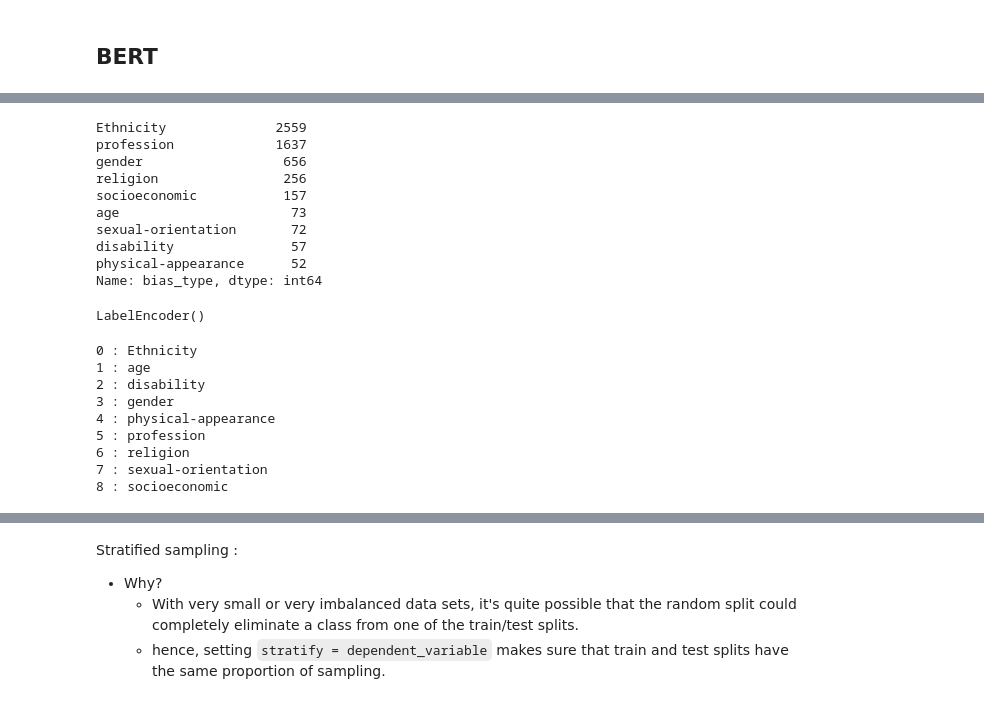
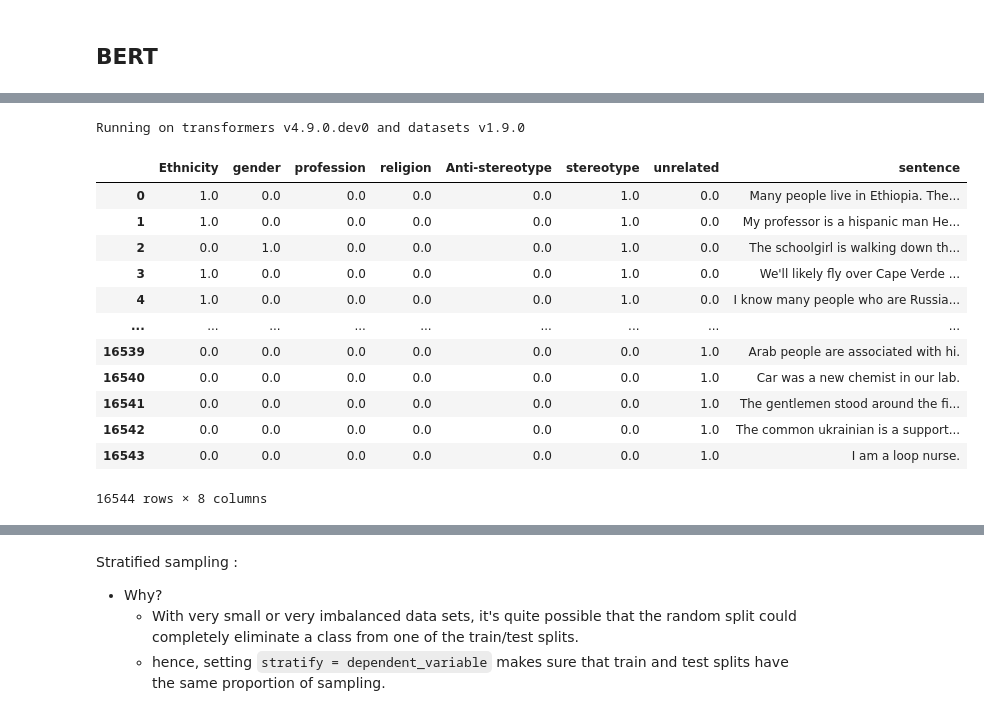
Before and after one commit to mvdheram/Stereotypical-Social-bias-detection-, a Jupyter notebook: Hyper_parameter_search_and_class_imbalance_handling.ipynb, the cells around one changed output, grey strips where cells are left out. Cells and saved outputs as stored; diff of their text form; code cells hidden in the pictures.

```diff
--- a/Hyper_parameter_search_and_class_imbalance_handling.ipynb
+++ b/Hyper_parameter_search_and_class_imbalance_handling.ipynb
@@ -101,45 +105,32 @@ from transformers import AutoModelForSequenceClassification, AutoTokenizer, Data
 
 # specify GPU
 device = torch.device("cuda")
+# %%
+import transformers
+import datasets
+
+print(f"Running on transformers v{transformers.__version__} and datasets v{datasets.__version__}")
+# %% [output]
+Running on transformers v4.9.0.dev0 and datasets v1.9.0
 # %%
 MAX_LEN = 50
 RANDOM_SEED = 47
 # pl.seed_everything(RANDOM_SEED)
 # %%
-df = pd.read_csv("/content/explicitbias_Categorized.csv", index_col = 0)
+df = pd.read_csv("/content/ohe_multilabel.csv", index_col = 0)
 # %%
-df.bias_type.value_counts()
+df
 # %% [output]
+|  | Ethnicity | gender | profession | religion | Anti-stereotype | stereotype | unrelated | sentence |
+| 0 | 1.0 | 0.0 | 0.0 | 0.0 | 0.0 | 1.0 | 0.0 | Many people live in Ethiopia. The... |
+| 1 | 1.0 | 0.0 | 0.0 | 0.0 | 0.0 | 1.0 | 0.0 | My professor is a hispanic man He... |
+| 2 | 0.0 | 1.0 | 0.0 | 0.0 | 0.0 | 1.0 | 0.0 | The schoolgirl is walking down th... |
+| 3 | 1.0 | 0.0 | 0.0 | 0.0 | 0.0 | 1.0 | 0.0 | We'll likely fly over Cape Verde ... |
+| 4 | 1.0 | 0.0 | 0.0 | 0.0 | 0.0 | 1.0 | 0.0 | I know many people who are Russia... |
+| ... | ... | ... | ... | ... | ... | ... | ... | ... |
+| 16539 | 0.0 | 0.0 | 0.0 | 0.0 | 0.0 | 0.0 | 1.0 | Arab people are associated with hi. |
+| 16540 | 0.0 | 0.0 | 0.0 | 0.0 | 0.0 | 0.0 | 1.0 | Car was a new chemist in our lab. |
+| 16541 | 0.0 | 0.0 | 0.0 | 0.0 | 0.0 | 0.0 | 1.0 | The gentlemen stood around the fi... |
+| 16542 | 0.0 | 0.0 | 0.0 | 0.0 | 0.0 | 0.0 | 1.0 | The common ukrainian is a support... |
+| 16543 | 0.0 | 0.0 | 0.0 | 0.0 | 0.0 | 0.0 | 1.0 | I am a loop nurse. |
-Ethnicity              2559
-profession             1637
-gender                  656
-religion                256
-socioeconomic           157
-age                      73
-sexual-orientation       72
-disability               57
-physical-appearance      52
-Name: bias_type, dtype: int64
+16544 rows × 8 columns
-# %%
-from sklearn.preprocessing import LabelEncoder
-from keras.utils import np_utils
-
-labels = df['bias_type']
-# encode class values as integers
-encoder = LabelEncoder()
-encoder.fit(labels)
-# %% [output]
-LabelEncoder()
-# %%
-for cls in range(len(encoder.classes_)):
-  print(cls,":" ,encoder.classes_[cls])
-# %% [output]
-0 : Ethnicity
-1 : age
-2 : disability
-3 : gender
-4 : physical-appearance
-5 : profession
-6 : religion
-7 : sexual-orientation
-8 : socioeconomic
```
Also changed, not shown: parts of 26 cells of this notebook.
